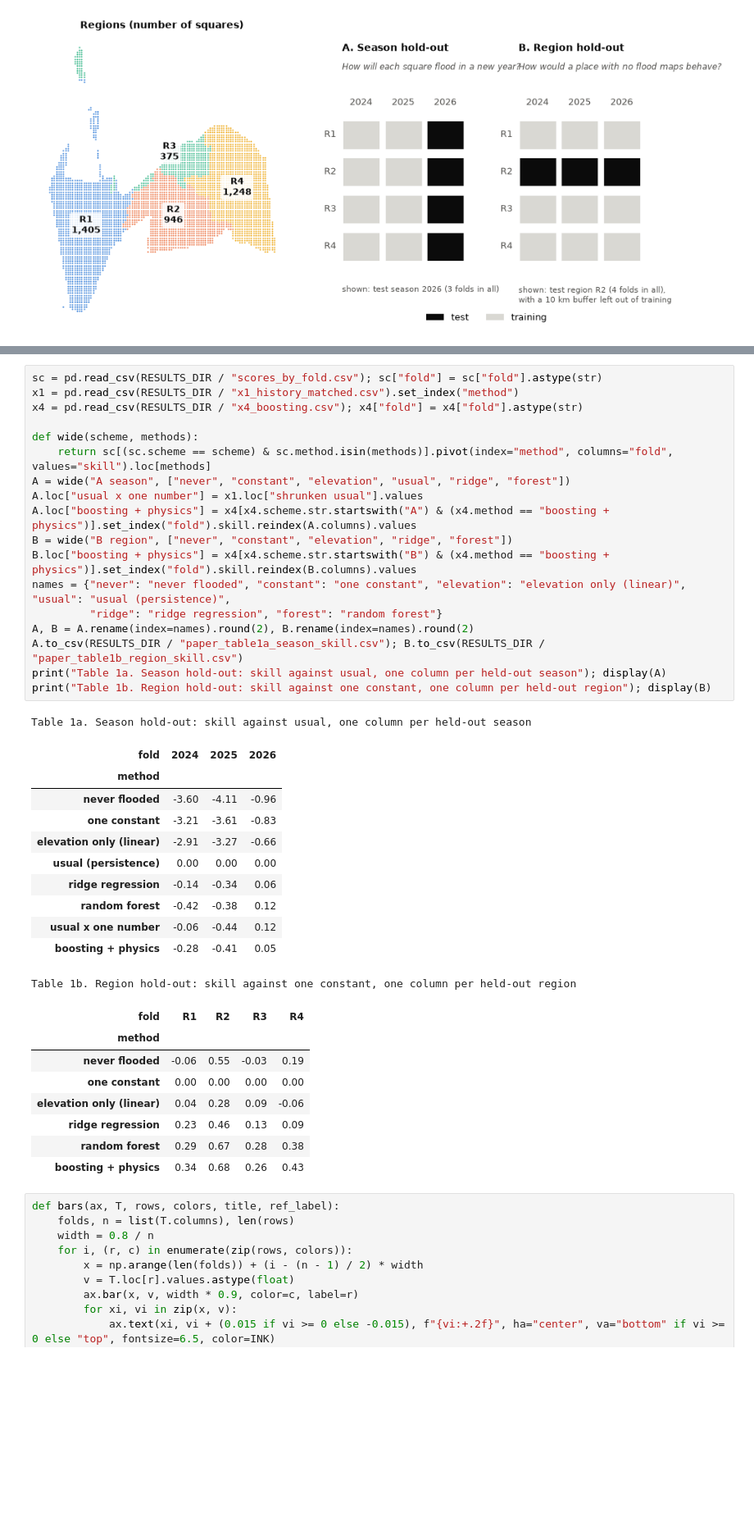
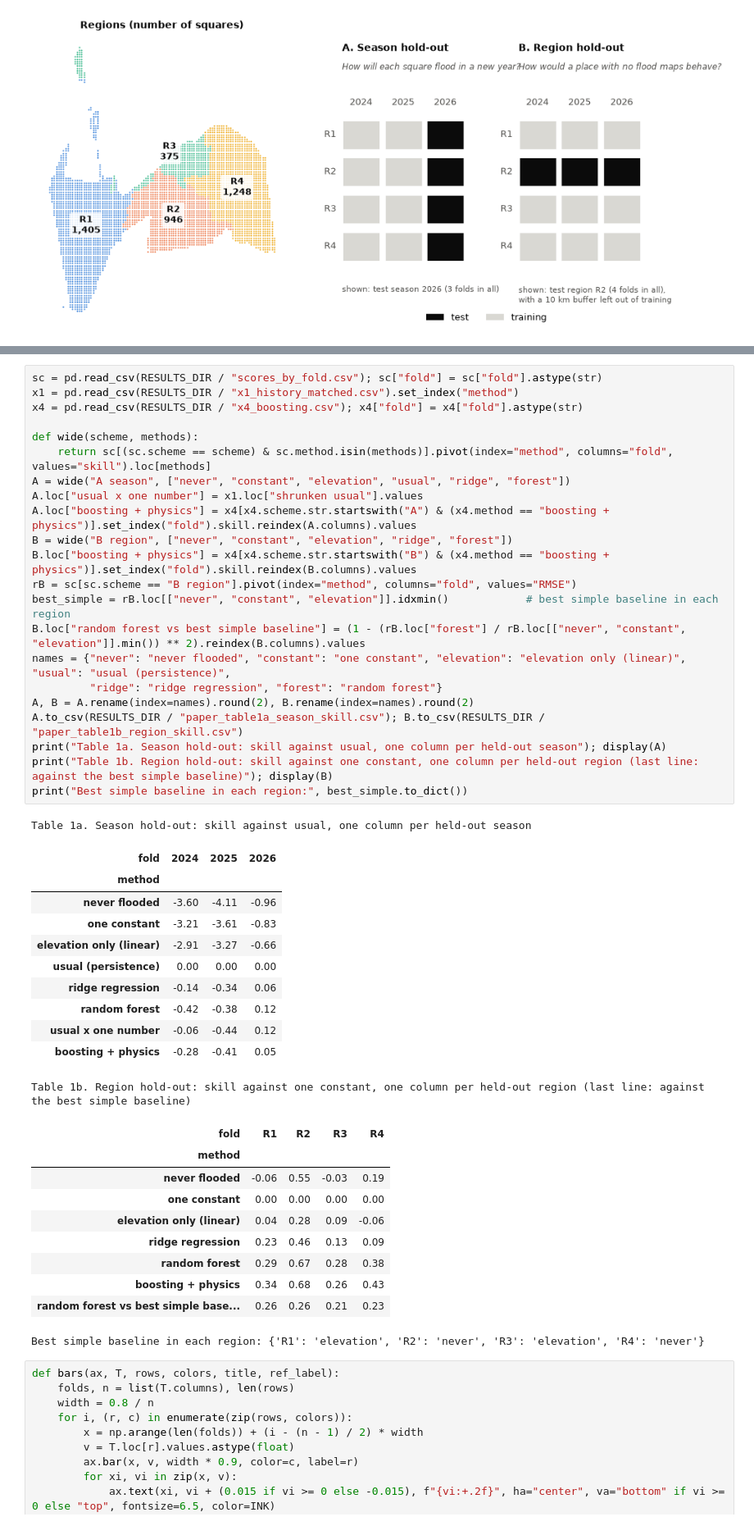
Before and after one commit to ThanawichBupphaves/thailand-flood-ml, a Jupyter notebook: notebooks/07_paper_figures.ipynb, the cells around one changed output, grey strips where cells are left out. Shown at 82% size. Cells and saved outputs as stored; diff of their text form; blank space fills up the shorter version.

```diff
--- a/notebooks/07_paper_figures.ipynb
+++ b/notebooks/07_paper_figures.ipynb
@@ -142,35 +144,41 @@ def wide(scheme, methods):
 A = wide("A season", ["never", "constant", "elevation", "usual", "ridge", "forest"])
 A.loc["usual x one number"] = x1.loc["shrunken usual"].values
 A.loc["boosting + physics"] = x4[x4.scheme.str.startswith("A") & (x4.method == "boosting + physics")].set_index("fold").skill.reindex(A.columns).values
 B = wide("B region", ["never", "constant", "elevation", "ridge", "forest"])
 B.loc["boosting + physics"] = x4[x4.scheme.str.startswith("B") & (x4.method == "boosting + physics")].set_index("fold").skill.reindex(B.columns).values
+rB = sc[sc.scheme == "B region"].pivot(index="method", columns="fold", values="RMSE")
+best_simple = rB.loc[["never", "constant", "elevation"]].idxmin()            # best simple baseline in each region
+B.loc["random forest vs best simple baseline"] = (1 - (rB.loc["forest"] / rB.loc[["never", "constant", "elevation"]].min()) ** 2).reindex(B.columns).values
 names = {"never": "never flooded", "constant": "one constant", "elevation": "elevation only (linear)", "usual": "usual (persistence)",
          "ridge": "ridge regression", "forest": "random forest"}
 A, B = A.rename(index=names).round(2), B.rename(index=names).round(2)
 A.to_csv(RESULTS_DIR / "paper_table1a_season_skill.csv"); B.to_csv(RESULTS_DIR / "paper_table1b_region_skill.csv")
 print("Table 1a. Season hold-out: skill against usual, one column per held-out season"); display(A)
-print("Table 1b. Region hold-out: skill against one constant, one column per held-out region"); display(B)
+print("Table 1b. Region hold-out: skill against one constant, one column per held-out region (last line: against the best simple baseline)"); display(B)
+print("Best simple baseline in each region:", best_simple.to_dict())
 # %% [output]
 Table 1a. Season hold-out: skill against usual, one column per held-out season
 | fold | 2024 | 2025 | 2026 |
 | method |  |  |  |
 | never flooded | -3.60 | -4.11 | -0.96 |
 | one constant | -3.21 | -3.61 | -0.83 |
 | elevation only (linear) | -2.91 | -3.27 | -0.66 |
 | usual (persistence) | 0.00 | 0.00 | 0.00 |
 | ridge regression | -0.14 | -0.34 | 0.06 |
 | random forest | -0.42 | -0.38 | 0.12 |
 | usual x one number | -0.06 | -0.44 | 0.12 |
 | boosting + physics | -0.28 | -0.41 | 0.05 |
-Table 1b. Region hold-out: skill against one constant, one column per held-out region
+Table 1b. Region hold-out: skill against one constant, one column per held-out region (last line: against the best simple baseline)
 | fold | R1 | R2 | R3 | R4 |
 | method |  |  |  |  |
 | never flooded | -0.06 | 0.55 | -0.03 | 0.19 |
 | one constant | 0.00 | 0.00 | 0.00 | 0.00 |
 | elevation only (linear) | 0.04 | 0.28 | 0.09 | -0.06 |
 | ridge regression | 0.23 | 0.46 | 0.13 | 0.09 |
 | random forest | 0.29 | 0.67 | 0.28 | 0.38 |
 | boosting + physics | 0.34 | 0.68 | 0.26 | 0.43 |
+| random forest vs best simple base... | 0.26 | 0.26 | 0.21 | 0.23 |
+Best simple baseline in each region: {'R1': 'elevation', 'R2': 'never', 'R3': 'elevation', 'R4': 'never'}
 # %%
 def bars(ax, T, rows, colors, title, ref_label):
     folds, n = list(T.columns), len(rows)
```
Also changed, not shown: parts of 4 cells of this notebook, 4 other files.
